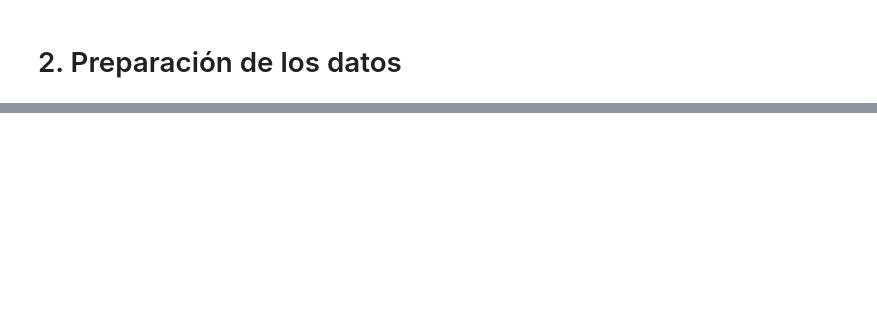
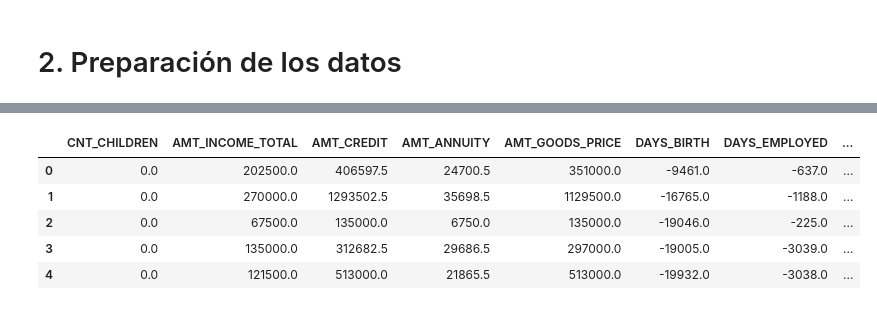
Before and after one commit to ezequielesq/Prueba-N3-Machine-Learning, a Jupyter notebook: Prueba_N°3.ipynb, the cells around one changed output, grey strips where cells are left out. Drawn from its saved outputs; the diff is of its cells as text; code cells hidden in the pictures; blank space fills up the shorter version.

```diff
--- a/Prueba_N°3.ipynb
+++ b/Prueba_N°3.ipynb
@@ -1115,0 +742,14 @@ Dimensiones finales después del encoding: (307511, 27)
+# %%
+# Imputación de valores nulos en variables numéricas con la mediana
+num_imputer = SimpleImputer(strategy='median')
+app[numeric_cols] = num_imputer.fit_transform(app[numeric_cols])
+
+# 2. Verificación: conteo de nulos restantes por columna numérica
+nulls_after = app[numeric_cols].isna().sum()
+
+print("Nulos restantes por columna numérica:")
+print(nulls_after[nulls_after > 0])   # Solo imprime columnas con nulos
+
+# 3. Verificación total de nulos después de la imputación
+total_nulls = app[numeric_cols].isna().sum().sum()
+print("\nTotal de valores nulos en variables numéricas después de imputación:", total_nulls)
@@ -1115,0 +836,63 @@ Dimensiones finales después del encoding: (307511, 27)
+# %%
+# Encoding de la variable ordinal 'NAME_EDUCATION_TYPE'
+
+education_map = {
+    'Lower secondary': 0,
+    'Secondary / secondary special': 1,
+    'Incomplete higher': 2,
+    'Higher education': 3,
+    'Academic degree': 4
+}
+
+# Crear variable ordinal
+app['EDU_LEVEL'] = app['NAME_EDUCATION_TYPE'].map(education_map)
+
+# Validar que no haya nulos generados
+print("Nulos generados por el mapeo ordinal:", app['EDU_LEVEL'].isna().sum())
+
+# Eliminar columna original
+app.drop(columns=['NAME_EDUCATION_TYPE'], inplace=True)
+
+
+# Encoding One-Hot para las demás variables categóricas
+
+cols_to_encode = [
+    'NAME_CONTRACT_TYPE',
+    'CODE_GENDER',
+    'FLAG_OWN_CAR',
+    'FLAG_OWN_REALTY',
+    'NAME_TYPE_SUITE',
+    'NAME_INCOME_TYPE',
+    'NAME_FAMILY_STATUS',
+    'NAME_HOUSING_TYPE',
+    'OCCUPATION_TYPE',
+    'ORGANIZATION_TYPE'
+]
+
+encoder = OneHotEncoder(drop='first', sparse_output=False)
+
+encoded = encoder.fit_transform(app[cols_to_encode])
+
+encoded_df = pd.DataFrame(
+    encoded,
+    columns=encoder.get_feature_names_out(cols_to_encode),
+    index=app.index
+)
+
+
+# Remover columnas originales y agregar las nuevas
+
+# Eliminamos directamente las columnas categóricas originales de app
+app.drop(columns=cols_to_encode, inplace=True)
+
+# Agregamos las columnas one-hot
+app = pd.concat([app, encoded_df], axis=1)
+
+# =============================================================
+# === 4. REVISIÓN FINAL =======================================
+# =============================================================
+
+print("Encoding completado correctamente.")
+print("Nuevas dimensiones del dataset:", app.shape)
+app.head()
+# %% [output]
@@ -1115,0 +902,6 @@ Dimensiones finales después del encoding: (307511, 27)
+|  | CNT_CHILDREN | AMT_INCOME_TOTAL | AMT_CREDIT | AMT_ANNUITY | AMT_GOODS_PRICE | DAYS_BIRTH | DAYS_EMPLOYED | ... |
+| 0 | 0.0 | 202500.0 | 406597.5 | 24700.5 | 351000.0 | -9461.0 | -637.0 | ... |
+| 1 | 0.0 | 270000.0 | 1293502.5 | 35698.5 | 1129500.0 | -16765.0 | -1188.0 | ... |
+| 2 | 0.0 | 67500.0 | 135000.0 | 6750.0 | 135000.0 | -19046.0 | -225.0 | ... |
+| 3 | 0.0 | 135000.0 | 312682.5 | 29686.5 | 297000.0 | -19005.0 | -3039.0 | ... |
+| 4 | 0.0 | 121500.0 | 513000.0 | 21865.5 | 513000.0 | -19932.0 | -3038.0 | ... |
```
Also changed, not shown: parts of 36 cells of this notebook.
